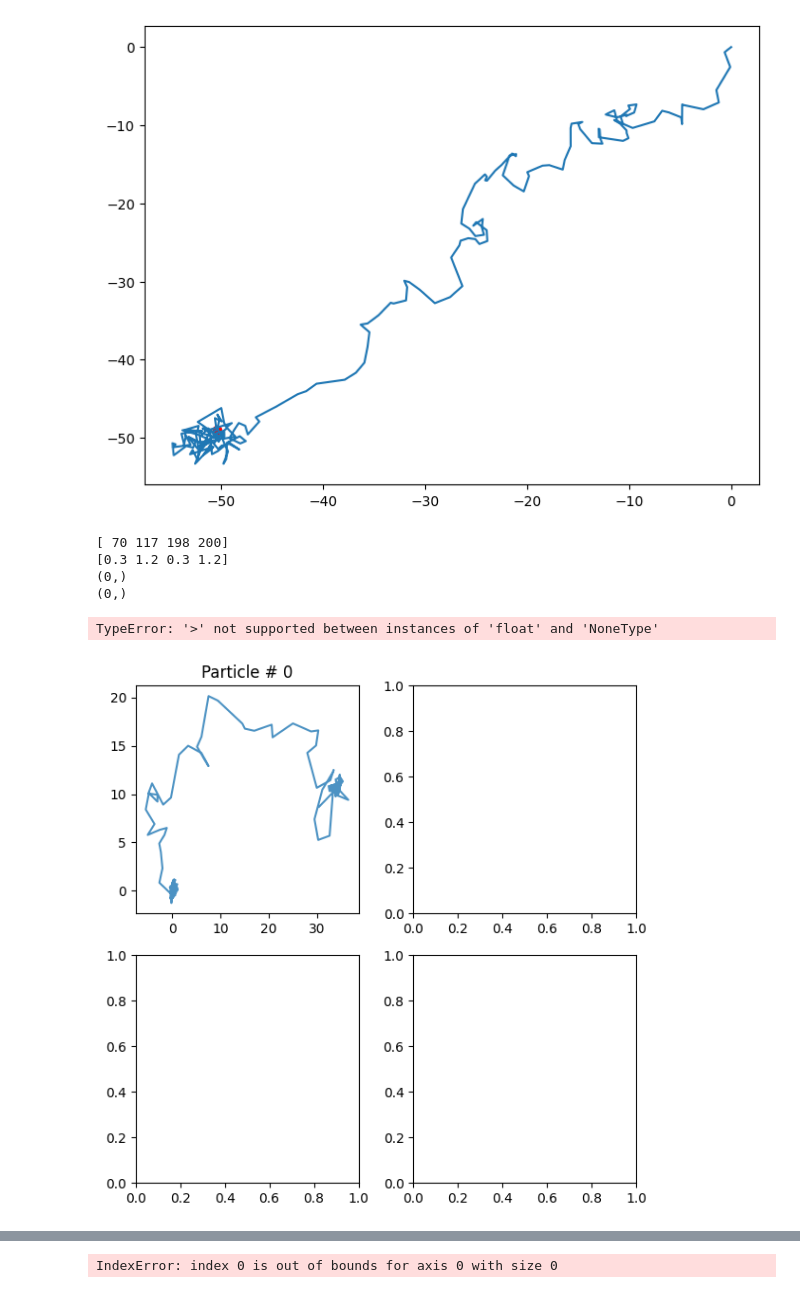
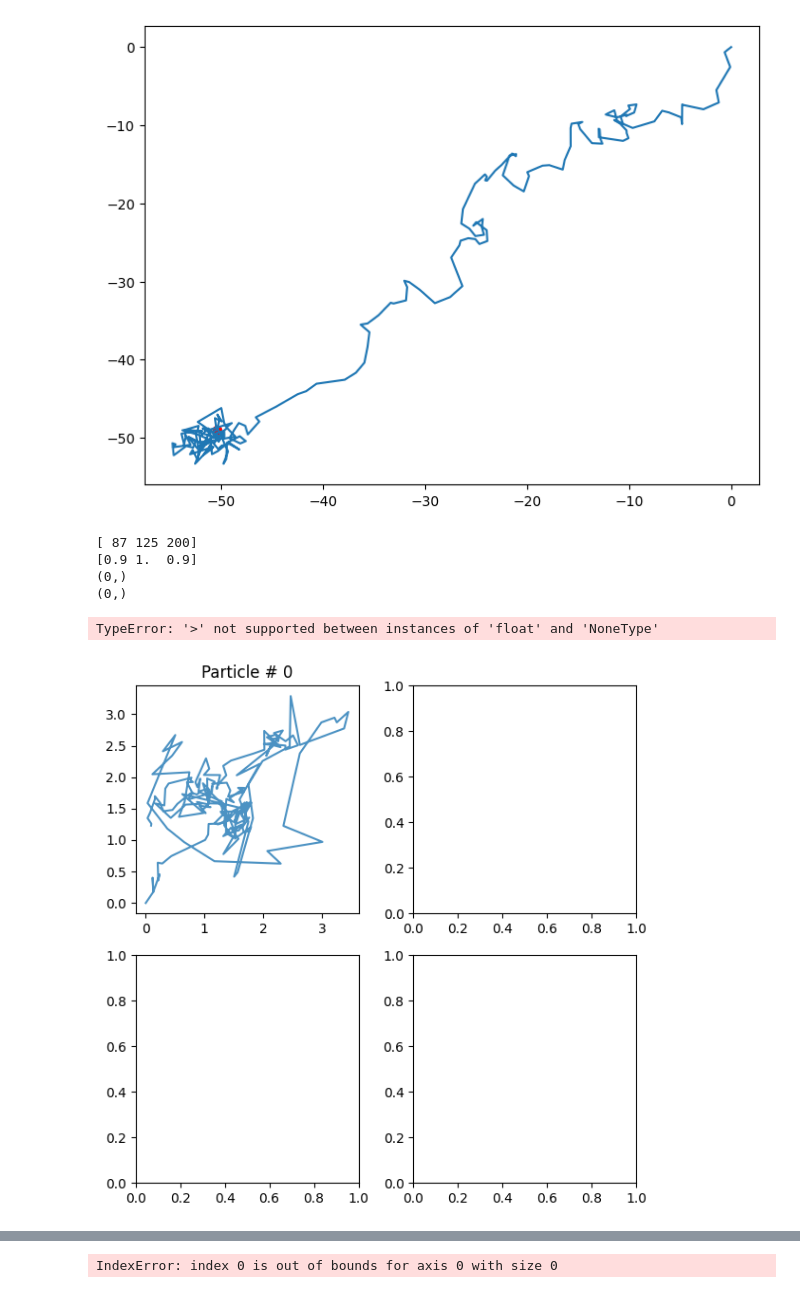
Before and after one commit to JunwooParkSaribu/SPT_a, a Jupyter notebook: analysis_modeling/training_sample6.ipynb, the cells around one changed output, grey strips where cells are left out. Saved outputs shown, nothing was run; the diff lists cells and outputs as text; code cells hidden in the pictures.

```diff
--- a/analysis_modeling/training_sample6.ipynb
+++ b/analysis_modeling/training_sample6.ipynb
@@ -818,8 +814,8 @@ while cur_nb < nb:
     trajs_model, labels_model = models_phenom().multi_state(N=2,
                                                             L=None,
                                                             T=200,
-                                                            alphas=[0.3, 1.2],  # Fixed alpha for each state
-                                                            Ds=[[0.1, 0.0], [1.8, 0.0]],# Mean and variance of each state
+                                                            alphas=[0.9, 1.0],  # Fixed alpha for each state
+                                                            Ds=[[0.01, 0.0], [0.1, 0.0]],# Mean and variance of each state
                                                             M=[[0.99, 0.01], [0.01, 0.99]]
                                                            )
     non_trajs_model, non_labels = models_phenom().multi_state(N=2,
@@ -876,36 +872,36 @@ while cur_nb < nb:
             for i in range(SEARCH_WIDTH, WINDOW_WIDTH - SEARCH_WIDTH):
                 non_left_seq2 = (xs[i - SEARCH_WIDTH:i] / np.std(xs[i - SEARCH_WIDTH:i]))
                 non_right_seq2 = (xs[i:i + SEARCH_WIDTH] / np.std(xs[i - SEARCH_WIDTH:i]))
                 non_left_seq2 = np.cumsum(abs(uncumulate(non_left_seq2))) / SEARCH_WIDTH
                 non_right_seq2 = np.cumsum(abs(uncumulate(non_right_seq2))) / SEARCH_WIDTH
                 non_left_seqs2.append(non_left_seq2)
                 non_right_seqs2.append(non_right_seq2)
 
         seq_change_points.append(changepoints)
         cur_nb += 1
         print(changepoints)
         print(alphas_cp)
 
 
 left_seqs = np.array(left_seqs)
 right_seqs = np.array(right_seqs)
 ys_left_seqs = np.array(ys_left_seqs)
 ys_right_seqs = np.array(ys_right_seqs)
 non_left_seqs = np.array(non_left_seqs)
 non_right_seqs = np.array(non_right_seqs)
 non_left_seqs2 = np.array(non_left_seqs2)
 non_right_seqs2 = np.array(non_right_seqs2)
 print(left_seqs.shape)
 print(right_seqs.shape)
 
 plot_trajs(trajs_model[:, 0:2, :], L, 1, num_to_plot =2)
 # %% [output]
-[ 70 117 198 200]
-[0.3 1.2 0.3 1.2]
+[ 87 125 200]
+[0.9 1.  0.9]
 (0,)
 (0,)
 TypeError: '>' not supported between instances of 'float' and 'NoneType'
-[figure, old version]
+[figure, new version]
 # %%
 all_vals = []
 plt.figure(figsize=(12, 8))
```
Also changed, not shown: parts of 3 cells of this notebook.
